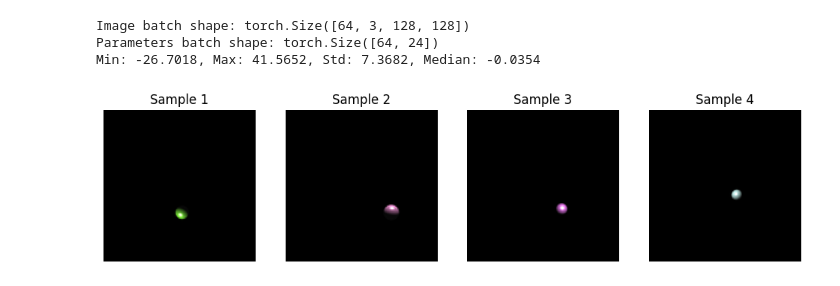
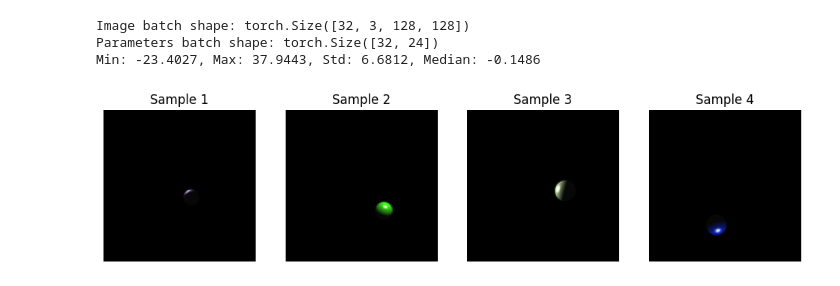
Before and after one commit to AndFirst/SIGK, a Jupyter notebook: 04_rendering_neuralny/notebook/diffuse_model.ipynb, the cells around one changed output. Saved outputs shown, nothing was run; the diff lists cells and outputs as text; code cells hidden in the pictures.

```diff
--- a/04_rendering_neuralny/notebook/diffuse_model.ipynb
+++ b/04_rendering_neuralny/notebook/diffuse_model.ipynb
@@ -185,37 +185,37 @@ def get_data_loaders(csv_path, image_dir, batch_size=32, train_split=0.8):
 
 csv_path = "../output/frame_parameters.csv"
 image_dir = "../output"
-batch_size = 64
+batch_size = 32
 
 train_loader, val_loader = get_data_loaders(csv_path, image_dir, batch_size)
 
 for images, params in train_loader:
     print(f"Image batch shape: {images.shape}")
     print(f"Parameters batch shape: {params.shape}")
 
     min_val = torch.min(params)
     max_val = torch.max(params)
     std_val = torch.std(params)
     median_val = torch.median(params)
 
     print(f"Min: {min_val.item():.4f}, Max: {max_val.item():.4f}, "
           f"Std: {std_val.item():.4f}, Median: {median_val.item():.4f}")
 
     num_samples = min(4, images.size(0))
     plt.figure(figsize=(12, 3))
     for i in range(num_samples):
         img = denormalize(images[i])
         if img.ndim == 3 and img.shape[0] in [1, 3]:
             img = img.permute(1, 2, 0)
         plt.subplot(1, num_samples, i + 1)
         plt.imshow(img.squeeze().numpy(), cmap='gray' if img.shape[-1] == 1 else None)
         plt.axis('off')
         plt.title(f"Sample {i+1}")
     plt.show()
     break
 # %% [output]
-Image batch shape: torch.Size([64, 3, 128, 128])
-Parameters batch shape: torch.Size([64, 24])
-Min: -26.7018, Max: 41.5652, Std: 7.3682, Median: -0.0354
+Image batch shape: torch.Size([32, 3, 128, 128])
+Parameters batch shape: torch.Size([32, 24])
+Min: -23.4027, Max: 37.9443, Std: 6.6812, Median: -0.1486
-[figure, old version]
+[figure, new version]
 # %%
```
Also changed, not shown: parts of 2 cells of this notebook, 5 other files.
